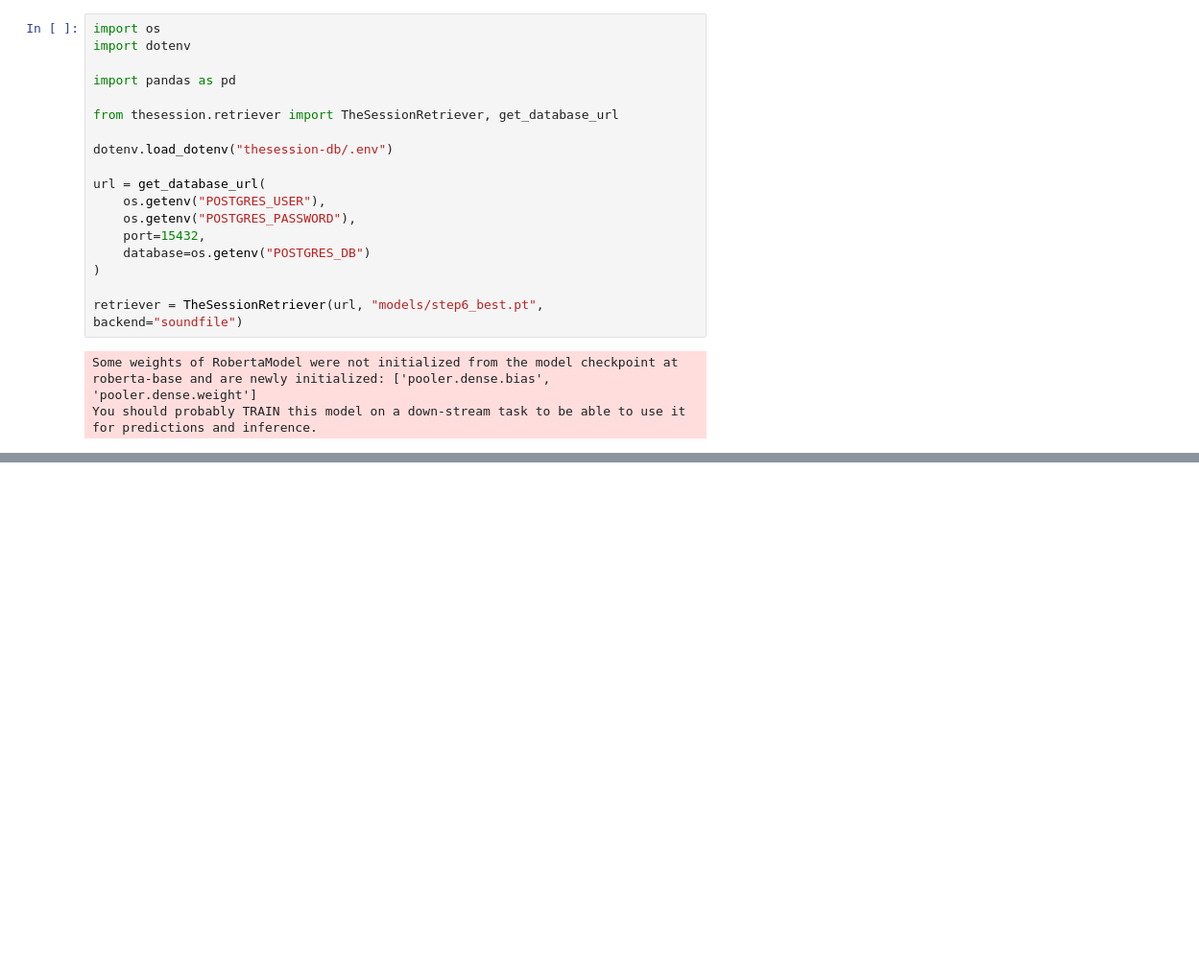
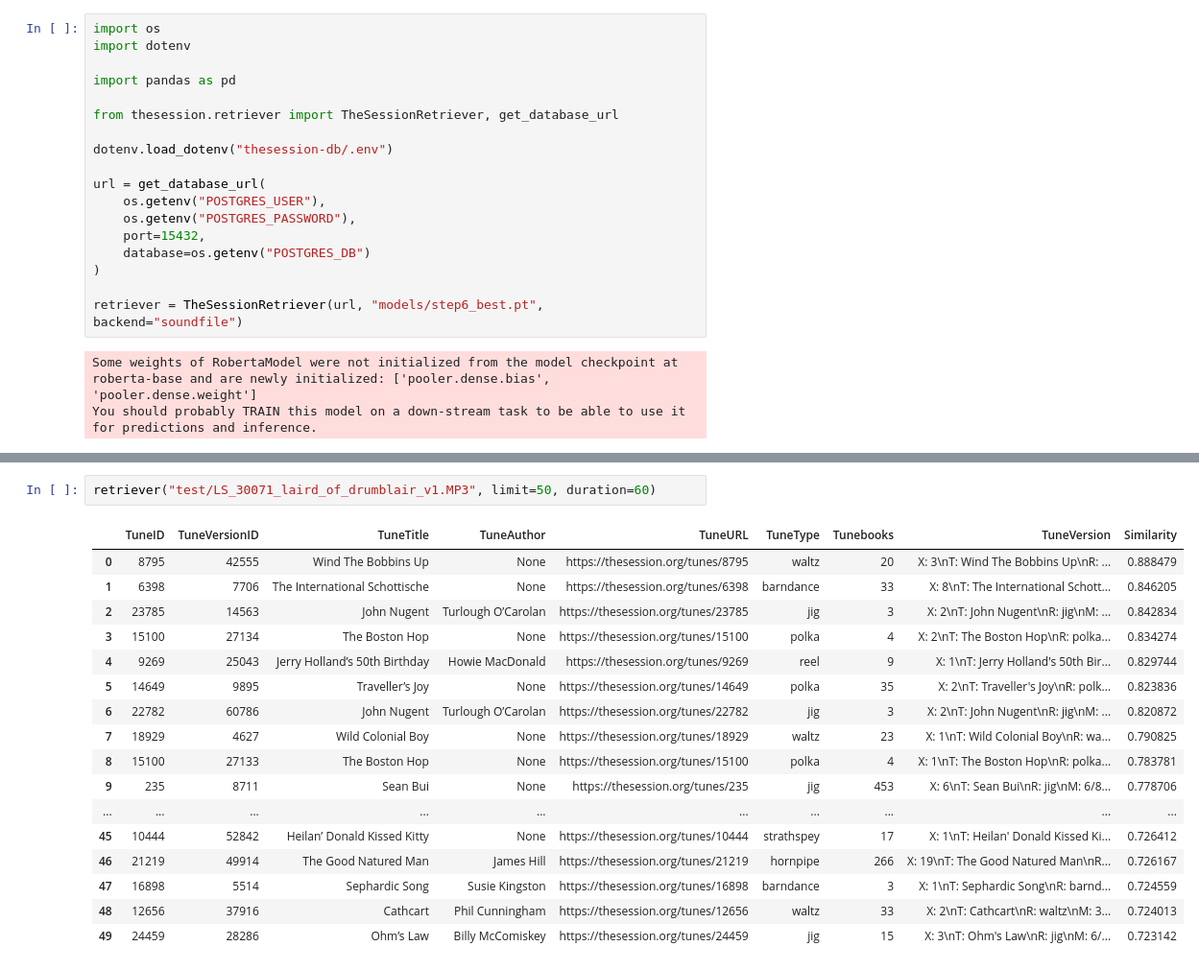
Before and after one commit to maxbhardy/thesession, a Jupyter notebook: test_midi.ipynb, the cells around one changed output, grey strips where cells are left out. Shown: that part at 96% size. Cells and saved outputs as stored; diff of their text form; blank space fills up the shorter version.

```diff
--- a/test_midi.ipynb
+++ b/test_midi.ipynb
@@ -402,0 +417,20 @@ retriever("audio_flac/7346_hommage__edmond_parizeau/3724_4.flac", limit=10)
+# %%
+retriever("test/LS_30071_laird_of_drumblair_v1.MP3", limit=50, duration=60)
+# %% [output]
+|  | TuneID | TuneVersionID | TuneTitle | TuneAuthor | TuneURL | TuneType | Tunebooks | TuneVersion | Similarity |
+| 0 | 8795 | 42555 | Wind The Bobbins Up | None | https://thesession.org/tunes/8795 | waltz | 20 | X: 3\nT: Wind The Bobbins Up\nR: ... | 0.888479 |
+| 1 | 6398 | 7706 | The International Schottische | None | https://thesession.org/tunes/6398 | barndance | 33 | X: 8\nT: The International Schott... | 0.846205 |
+| 2 | 23785 | 14563 | John Nugent | Turlough O’Carolan | https://thesession.org/tunes/23785 | jig | 3 | X: 2\nT: John Nugent\nR: jig\nM: ... | 0.842834 |
+| 3 | 15100 | 27134 | The Boston Hop | None | https://thesession.org/tunes/15100 | polka | 4 | X: 2\nT: The Boston Hop\nR: polka... | 0.834274 |
+| 4 | 9269 | 25043 | Jerry Holland’s 50th Birthday | Howie MacDonald | https://thesession.org/tunes/9269 | reel | 9 | X: 1\nT: Jerry Holland's 50th Bir... | 0.829744 |
+| 5 | 14649 | 9895 | Traveller’s Joy | None | https://thesession.org/tunes/14649 | polka | 35 | X: 2\nT: Traveller's Joy\nR: polk... | 0.823836 |
+| 6 | 22782 | 60786 | John Nugent | Turlough O’Carolan | https://thesession.org/tunes/22782 | jig | 3 | X: 2\nT: John Nugent\nR: jig\nM: ... | 0.820872 |
+| 7 | 18929 | 4627 | Wild Colonial Boy | None | https://thesession.org/tunes/18929 | waltz | 23 | X: 1\nT: Wild Colonial Boy\nR: wa... | 0.790825 |
+| 8 | 15100 | 27133 | The Boston Hop | None | https://thesession.org/tunes/15100 | polka | 4 | X: 1\nT: The Boston Hop\nR: polka... | 0.783781 |
+| 9 | 235 | 8711 | Sean Bui | None | https://thesession.org/tunes/235 | jig | 453 | X: 6\nT: Sean Bui\nR: jig\nM: 6/8... | 0.778706 |
+| ... | ... | ... | ... | ... | ... | ... | ... | ... | ... |
+| 45 | 10444 | 52842 | Heilan’ Donald Kissed Kitty | None | https://thesession.org/tunes/10444 | strathspey | 17 | X: 1\nT: Heilan' Donald Kissed Ki... | 0.726412 |
+| 46 | 21219 | 49914 | The Good Natured Man | James Hill | https://thesession.org/tunes/21219 | hornpipe | 266 | X: 19\nT: The Good Natured Man\nR... | 0.726167 |
+| 47 | 16898 | 5514 | Sephardic Song | Susie Kingston | https://thesession.org/tunes/16898 | barndance | 3 | X: 1\nT: Sephardic Song\nR: barnd... | 0.724559 |
+| 48 | 12656 | 37916 | Cathcart | Phil Cunningham | https://thesession.org/tunes/12656 | waltz | 33 | X: 2\nT: Cathcart\nR: waltz\nM: 3... | 0.724013 |
+| 49 | 24459 | 28286 | Ohm’s Law | Billy McComiskey | https://thesession.org/tunes/24459 | jig | 15 | X: 3\nT: Ohm's Law\nR: jig\nM: 6/... | 0.723142 |
```
Also changed, not shown: parts of 5 cells of this notebook, 1 other file.
